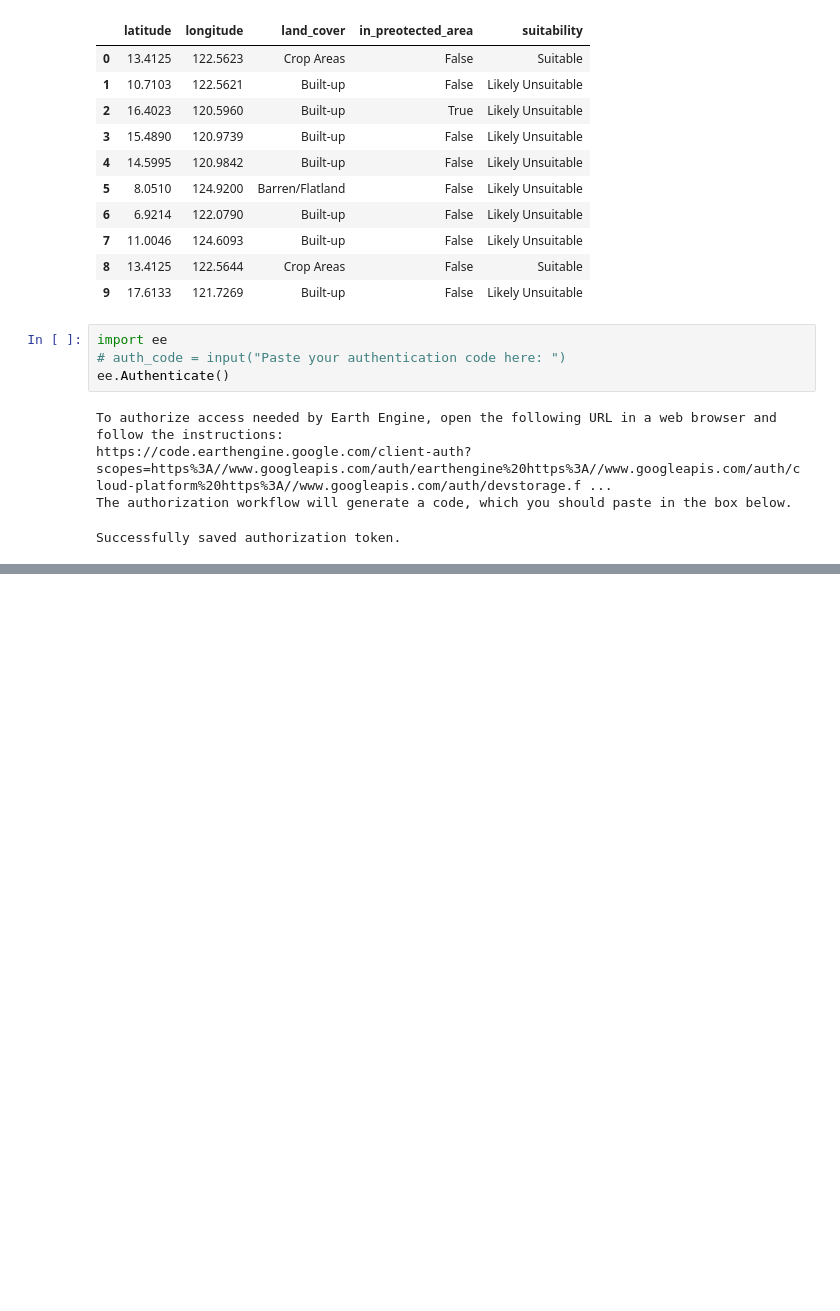
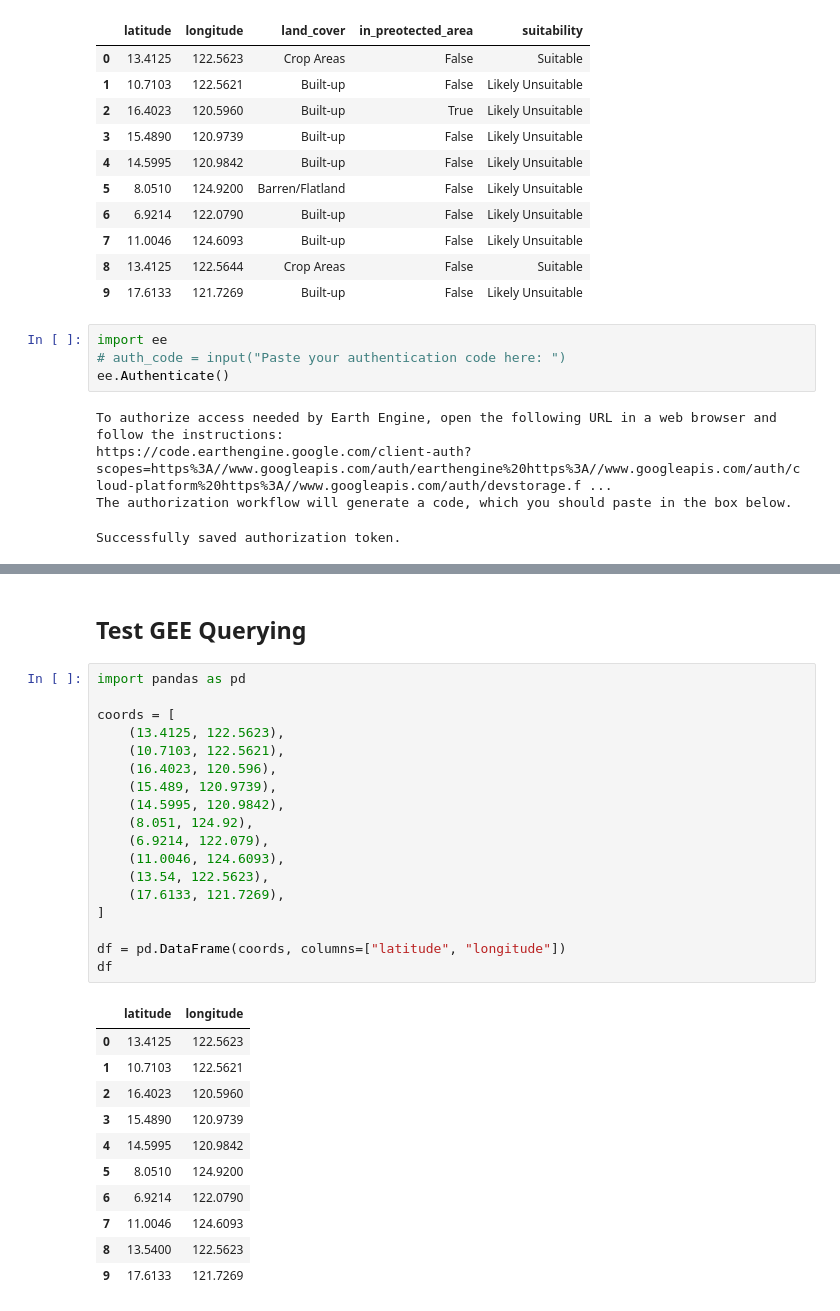
Before and after one commit to cayasryan/MicropowerSolarSuitability, a Jupyter notebook: 03_modeling/inference_test.ipynb, the cells around one changed output, grey strips where cells are left out. Cells and saved outputs as stored; diff of their text form; blank space fills up the shorter version.

```diff
--- a/03_modeling/inference_test.ipynb
+++ b/03_modeling/inference_test.ipynb
@@ -240,2 +240,34 @@ RuntimeError: Tried to instantiate class '__path__._path', but it does not exist
   Stopping...
 ^C
+# %% [markdown]
+## Test GEE Querying
+# %%
+import pandas as pd
+
+coords = [
+    (13.4125, 122.5623),
+    (10.7103, 122.5621),
+    (16.4023, 120.596),
+    (15.489, 120.9739),
+    (14.5995, 120.9842),
+    (8.051, 124.92),
+    (6.9214, 122.079),
+    (11.0046, 124.6093),
+    (13.54, 122.5623),
+    (17.6133, 121.7269),
+]
+
+df = pd.DataFrame(coords, columns=["latitude", "longitude"])
+df
+# %% [output]
+|  | latitude | longitude |
+| 0 | 13.4125 | 122.5623 |
+| 1 | 10.7103 | 122.5621 |
+| 2 | 16.4023 | 120.5960 |
+| 3 | 15.4890 | 120.9739 |
+| 4 | 14.5995 | 120.9842 |
+| 5 | 8.0510 | 124.9200 |
+| 6 | 6.9214 | 122.0790 |
+| 7 | 11.0046 | 124.6093 |
+| 8 | 13.5400 | 122.5623 |
+| 9 | 17.6133 | 121.7269 |
```
Also changed, not shown: parts of 4 cells of this notebook, 1 other file.
